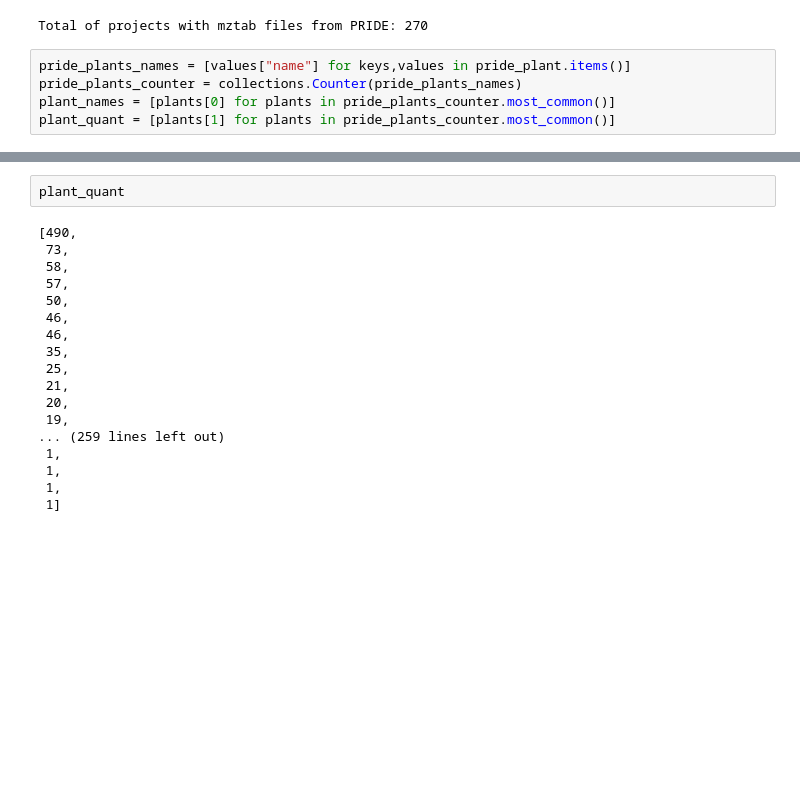
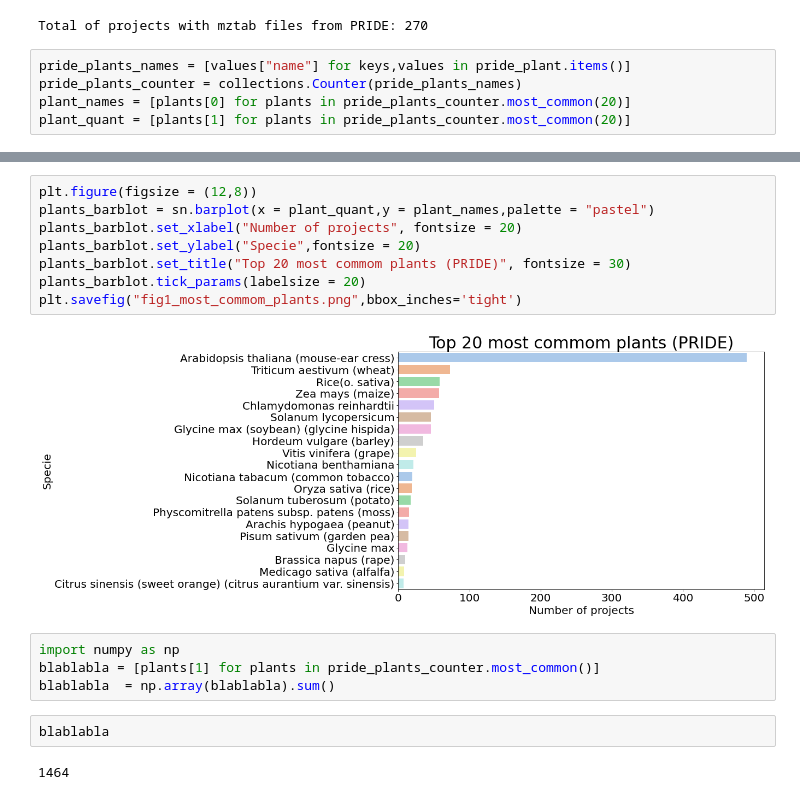
Before and after one commit to tiagocabralborelli/lncRNA, a Jupyter notebook: pride.ipynb, the cells around one changed output, grey strips where cells are left out. Drawn from its saved outputs; the diff is of its cells as text; blank space fills up the shorter version.

Commit message:
top 20 most frequent plants in pride

```diff
--- a/pride.ipynb
+++ b/pride.ipynb
@@ -29,5 +31,5 @@ Total of projects with mztab files from PRIDE: 270
 # %%
 pride_plants_names = [values["name"] for keys,values in pride_plant.items()]
 pride_plants_counter = collections.Counter(pride_plants_names)
-plant_names = [plants[0] for plants in pride_plants_counter.most_common()]
-plant_quant = [plants[1] for plants in pride_plants_counter.most_common()]
+plant_names = [plants[0] for plants in pride_plants_counter.most_common(20)]
+plant_quant = [plants[1] for plants in pride_plants_counter.most_common(20)]
@@ -38,20 +36,18 @@ Matplotlib is building the font cache; this may take a moment.
-# %%
-plant_quant
-# %% [output]
-[490,
- 73,
- 58,
- 57,
- 50,
- 46,
- 46,
- 35,
- 25,
- 21,
- 20,
- 19,
-... (259 lines left out)
- 1,
- 1,
- 1,
- 1]
+# %%
+plt.figure(figsize = (12,8))
+plants_barblot = sn.barplot(x = plant_quant,y = plant_names,palette = "pastel")
+plants_barblot.set_xlabel("Number of projects", fontsize = 20)
+plants_barblot.set_ylabel("Specie",fontsize = 20)
+plants_barblot.set_title("Top 20 most commom plants (PRIDE)", fontsize = 30)
+plants_barblot.tick_params(labelsize = 20)
+plt.savefig("fig1_most_commom_plants.png",bbox_inches='tight')
+# %% [output]
+[figure, added]
+# %%
+import numpy as np
+blablabla = [plants[1] for plants in pride_plants_counter.most_common()]
+blablabla  = np.array(blablabla).sum()
+# %%
+blablabla
+# %% [output]
+1464
```
Also changed, not shown: parts of 2 cells of this notebook, 2 other files.
